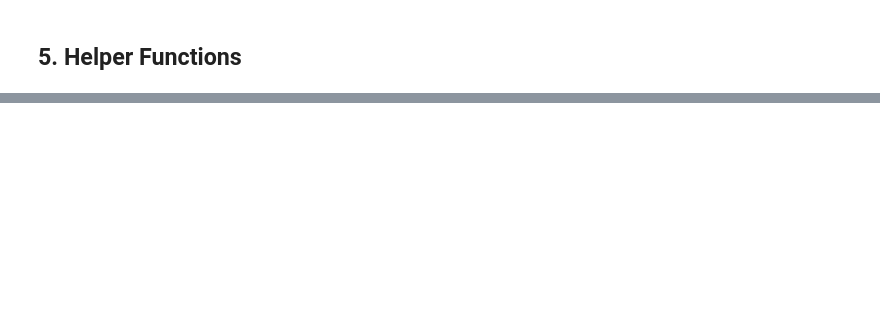
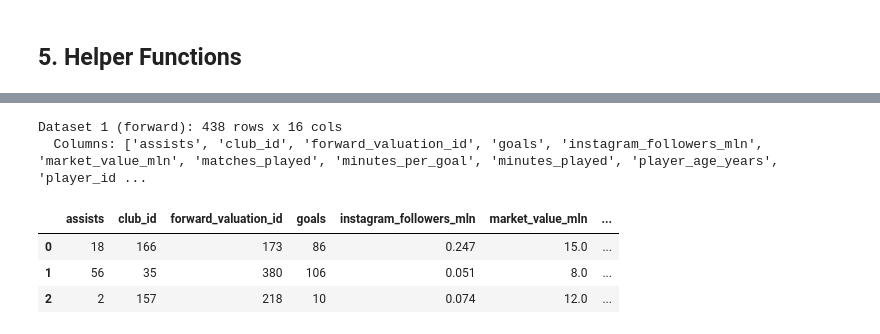
Before and after one commit to Ekene-James/fair-ds-experiment, a Jupyter notebook: notebooks/T2_4_create_views.ipynb, the cells around one changed output, grey strips where cells are left out. Cells and saved outputs as stored; diff of their text form; code cells hidden in the pictures; blank space fills up the shorter version.

```diff
--- a/notebooks/T2_4_create_views.ipynb
+++ b/notebooks/T2_4_create_views.ipynb
@@ -646,0 +471,22 @@ All required views registered successfully.
+# %%
+# ── Reconstruct Dataset 1: forward player features ────────────────────────────
+# Merge player and club names onto the forward fact view
+if len(df_forward) > 0 and len(df_player) > 0 and len(df_club) > 0:
+    ml_forward = (
+        df_forward
+        .merge(df_player, on='player_id', how='left')
+        .merge(df_club,   on='club_id',   how='left')
+    )
+    print(f"Dataset 1 (forward): {len(ml_forward)} rows x {len(ml_forward.columns)} cols")
+    print(f"  Columns: {ml_forward.columns.tolist()}")
+    display(ml_forward.head(3))
+else:
+    ml_forward = pd.DataFrame()
+    print("Dataset 1: no data yet (run after T2.5 data load)")
+# %% [output]
+Dataset 1 (forward): 438 rows x 16 cols
+  Columns: ['assists', 'club_id', 'forward_valuation_id', 'goals', 'instagram_followers_mln', 'market_value_mln', 'matches_played', 'minutes_per_goal', 'minutes_played', 'player_age_years', 'player_id ...
+|  | assists | club_id | forward_valuation_id | goals | instagram_followers_mln | market_value_mln | ... |
+| 0 | 18 | 166 | 173 | 86 | 0.247 | 15.0 | ... |
+| 1 | 56 | 35 | 380 | 106 | 0.051 | 8.0 | ... |
+| 2 | 2 | 157 | 218 | 10 | 0.074 | 12.0 | ... |
```
Also changed, not shown: parts of 37 cells of this notebook, 29 other files.
